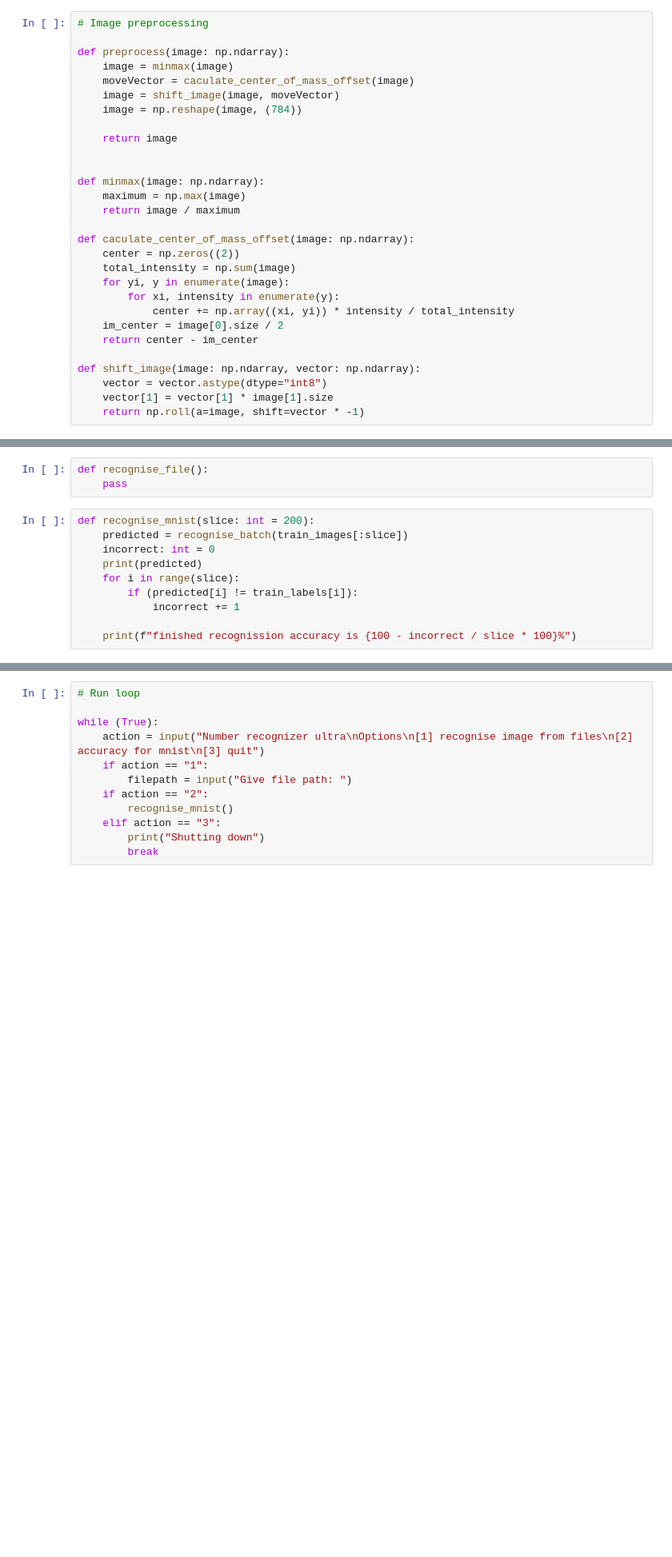
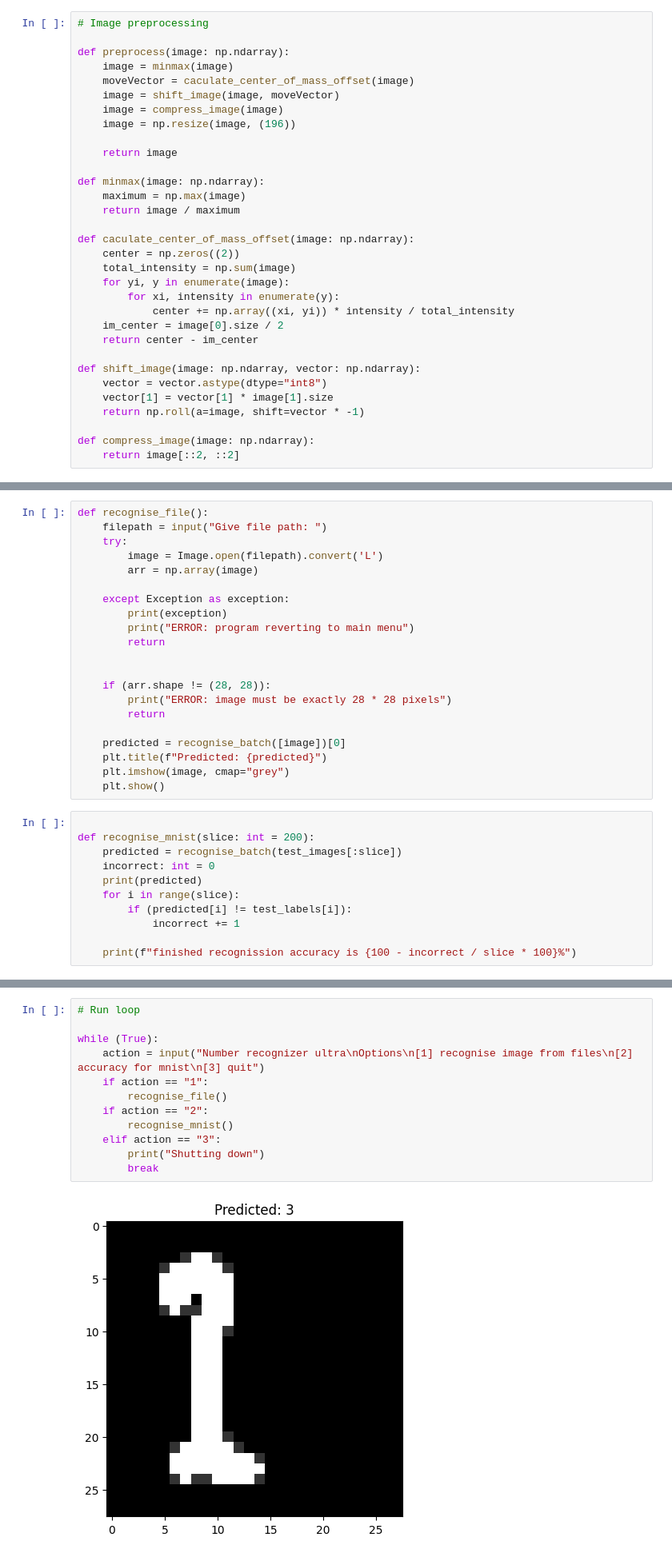
Before and after one commit to Rein-Schregardus/Data-Structures-And-Alogirthms, a Jupyter notebook: week_11_best_for_mystery/mystery_device.ipynb, the cells around one changed output, grey strips where cells are left out. Shown at 80% size. Drawn from its saved outputs; the diff is of its cells as text; blank space fills up the shorter version.

```diff
--- a/week_11_best_for_mystery/mystery_device.ipynb
+++ b/week_11_best_for_mystery/mystery_device.ipynb
@@ -11,10 +13,10 @@ def preprocess(image: np.ndarray):
     image = minmax(image)
     moveVector = caculate_center_of_mass_offset(image)
     image = shift_image(image, moveVector)
-    image = np.reshape(image, (784))
+    image = compress_image(image)
+    image = np.resize(image, (196))
 
     return image
-
 
 def minmax(image: np.ndarray):
     maximum = np.max(image)
@@ -33,6 +35,9 @@ def shift_image(image: np.ndarray, vector: np.ndarray):
     vector = vector.astype(dtype="int8")
     vector[1] = vector[1] * image[1].size
     return np.roll(a=image, shift=vector * -1)
+
+def compress_image(image: np.ndarray):
+    return image[::2, ::2]
 # %%
 # Test preprocessing
 
@@ -82,14 +87,33 @@ def recognise_batch(batch: np.ndarray):
     return predicted.argmax(axis=1)
 # %%
 def recognise_file():
-    pass
+    filepath = input("Give file path: ")
+    try:
+        image = Image.open(filepath).convert('L')
+        arr = np.array(image)
+
+    except Exception as exception:
+        print(exception)
+        print("ERROR: program reverting to main menu")
+        return
+
+
+    if (arr.shape != (28, 28)):
+        print("ERROR: image must be exactly 28 * 28 pixels")
+        return
+
+    predicted = recognise_batch([image])[0]
+    plt.title(f"Predicted: {predicted}")
+    plt.imshow(image, cmap="grey")
+    plt.show()
 # %%
+
 def recognise_mnist(slice: int = 200):
-    predicted = recognise_batch(train_images[:slice])
+    predicted = recognise_batch(test_images[:slice])
     incorrect: int = 0
     print(predicted)
     for i in range(slice):
-        if (predicted[i] != train_labels[i]):
+        if (predicted[i] != test_labels[i]):
             incorrect += 1
 
     print(f"finished recognission accuracy is {100 - incorrect / slice * 100}%")
@@ -101,13 +125,14 @@ finished recognission accuracy is 98.415%
 # %%
 # Run loop
 
 while (True):
     action = input("Number recognizer ultra\nOptions\n[1] recognise image from files\n[2] accuracy for mnist\n[3] quit")
     if action == "1":
-        filepath = input("Give file path: ")
+        recognise_file()
     if action == "2":
         recognise_mnist()
     elif action == "3":
         print("Shutting down")
         break
 # %% [output]
+[figure, added]
```
Also changed, not shown: parts of 3 cells of this notebook, 23 other files.
